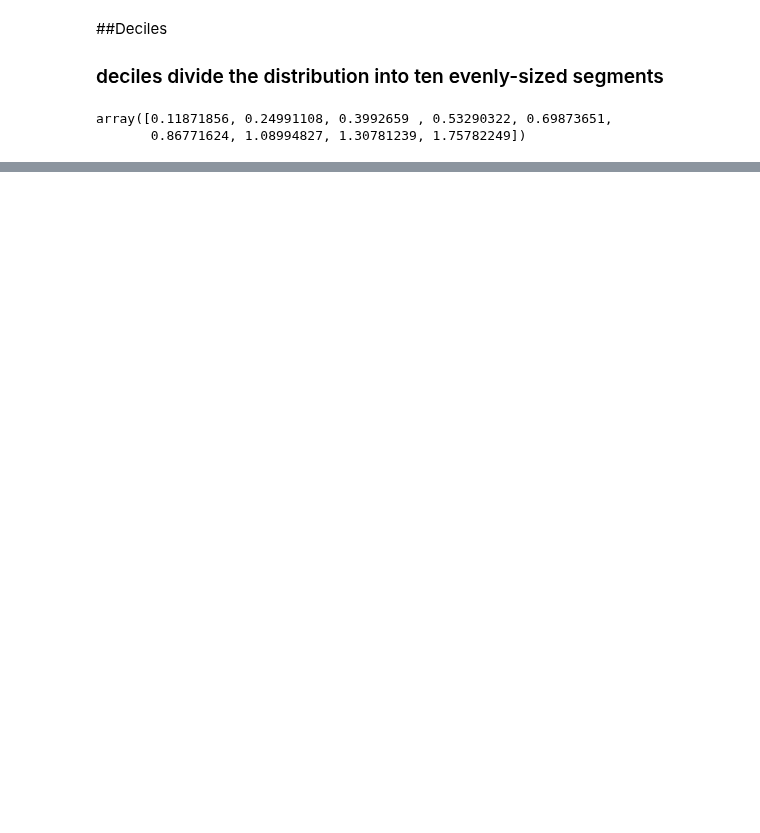
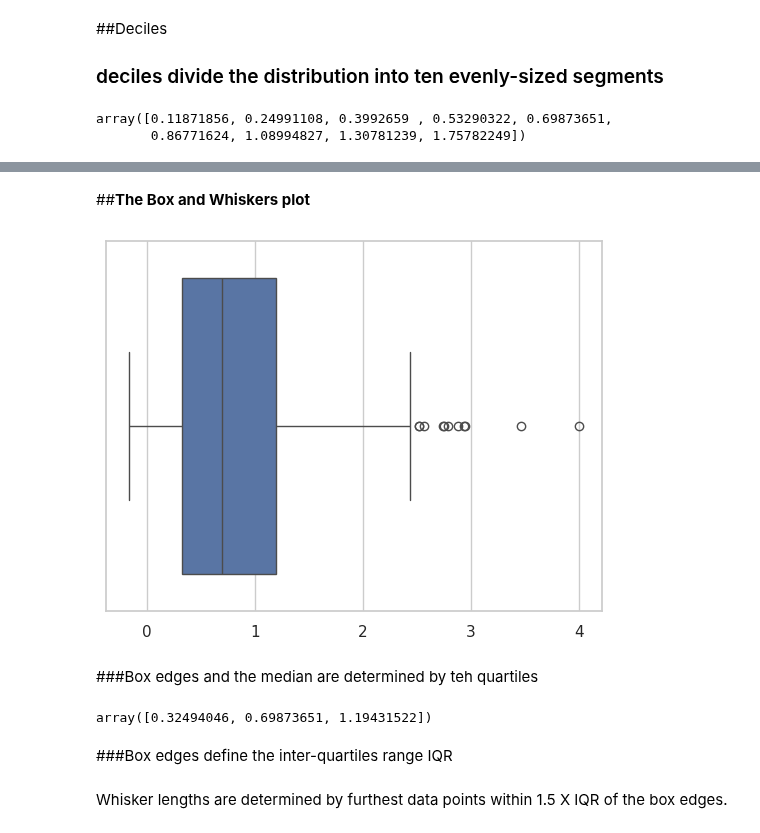
Before and after one commit to fakhar-iqbal/Machine_Learning_Fundamentals, a Jupyter notebook: Probability.ipynb, the cells around one changed output, grey strips where cells are left out. Saved outputs shown, nothing was run; the diff lists cells and outputs as text; code cells hidden in the pictures; blank space fills up the shorter version.

```diff
--- a/Probability.ipynb
+++ b/Probability.ipynb
@@ -179,0 +200,16 @@ _ = plt.hist(x,color='lightgray')
+# %% [markdown]
+##**The Box and Whiskers plot**
+# %%
+sns.set(style='whitegrid')
+# %%
+_ = sns.boxplot(x=x)
+# %% [output]
+[figure, added]
+# %% [markdown]
+###Box edges and the median are determined by teh quartiles
+# %%
+q
+# %% [output]
+array([0.32494046, 0.69873651, 1.19431522])
+# %% [markdown]
+###Box edges define the inter-quartiles range IQR
@@ -179,0 +218,2 @@ _ = plt.hist(x,color='lightgray')
+# %% [markdown]
+Whisker lengths are determined by furthest data points within 1.5 X IQR of the box edges.
```
Also changed, not shown: parts of 25 cells of this notebook.
